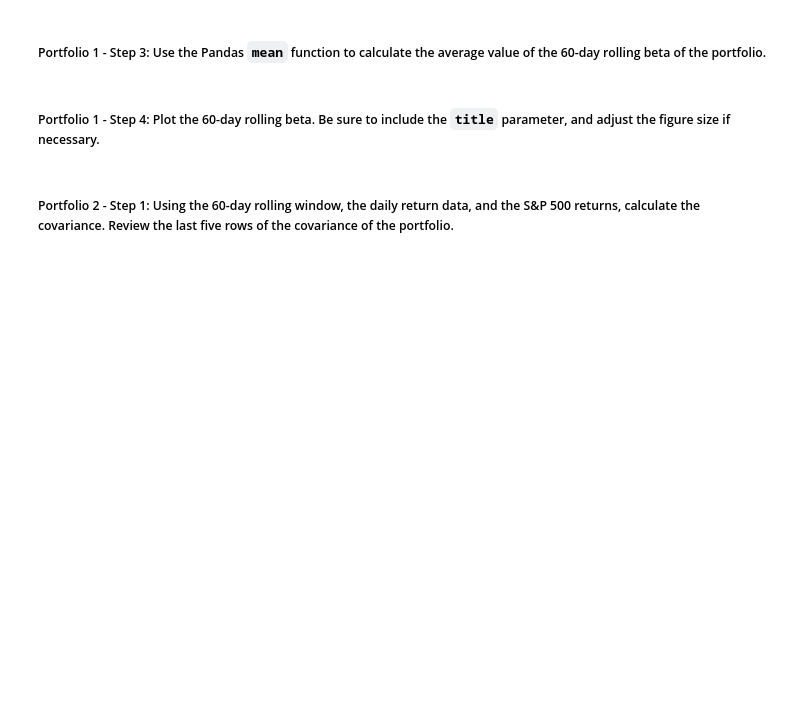
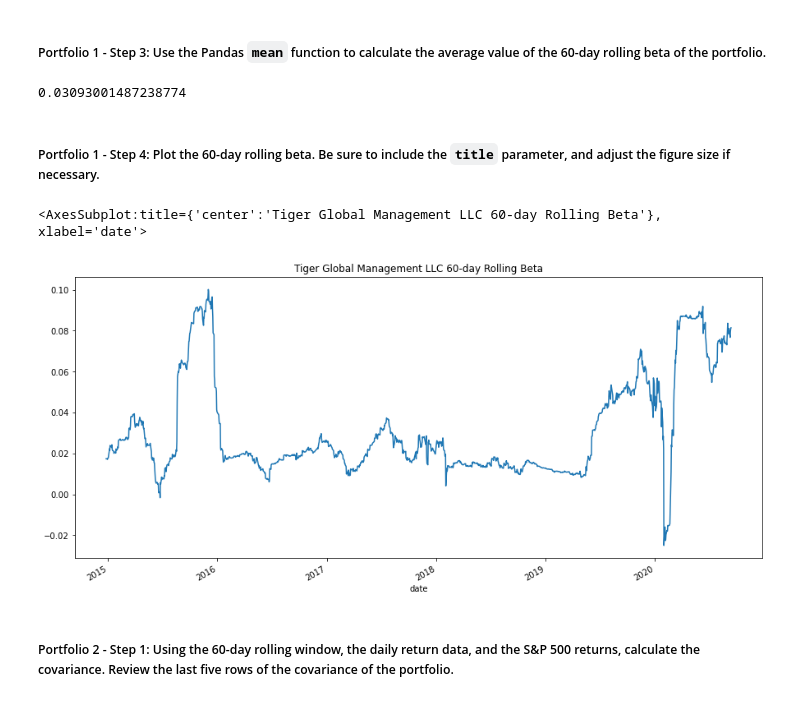
Before and after one commit to asabeti/Module_4_Challenge, a Jupyter notebook: risk_return_analysis.ipynb, the cells around one changed output. Cells and saved outputs as stored; diff of their text form; code cells hidden in the pictures; blank space fills up the shorter version.

```diff
--- a/risk_return_analysis.ipynb
+++ b/risk_return_analysis.ipynb
@@ -340,4 +360,6 @@ Your analysis is nearing completion. Now, you need to evaluate how the portfolio
 #### Use the Pandas `var` function to calculate the variance of the S&P 500 by using a 60-day rolling window. Visualize the last five rows of the variance of the S&P 500.
 # %%
 # Calculate the variance of the S&P 500 using a rolling 60-day window.
-# YOUR CODE HERE
+sp500_variance = navs_daily_returns["S&P 500"].rolling(60).var().dropna()
+
+sp500_variance.tail()
@@ -356,4 +386,6 @@ Your analysis is nearing completion. Now, you need to evaluate how the portfolio
 # %%
 # Calculate the covariance using a 60-day rolling window
 # Review the last five rows of the covariance data
-# YOUR CODE HERE
+
+tiger_covariance =  navs_daily_returns["TIGER GLOBAL MANAGEMENT LLC"].rolling(60).cov(navs_daily_returns["S&P 500"])
+tiger_covariance.dropna().tail()
@@ -362,4 +402,6 @@ Your analysis is nearing completion. Now, you need to evaluate how the portfolio
 # %%
 # Calculate the beta based on the 60-day rolling covariance compared to the market (S&P 500)
 # Review the last five rows of the beta information
-# YOUR CODE HERE
+
+tiger_beta = tiger_covariance/ sp500_variance
+tiger_beta.dropna().tail()
@@ -368,12 +418,21 @@ Your analysis is nearing completion. Now, you need to evaluate how the portfolio
 # %%
 # Calculate the average of the 60-day rolling beta
 # YOUR CODE HERE
+
+tiger_beta_avg = tiger_beta.mean()
+tiger_beta_avg
+# %% [output]
+0.03093001487238774
 # %% [markdown]
 ##### Portfolio 1 - Step 4: Plot the 60-day rolling beta. Be sure to include the `title` parameter, and adjust the figure size if necessary.
 # %%
 # Plot the rolling beta
 # Include a title parameter and adjust the figure size
-# YOUR CODE HERE
+
+tiger_beta.plot(title="Tiger Global Management LLC 60-day Rolling Beta", figsize=(15,7))
+# %% [output]
+<AxesSubplot:title={'center':'Tiger Global Management LLC 60-day Rolling Beta'}, xlabel='date'>
+[figure, added]
 # %% [markdown]
 ##### Portfolio 2 - Step 1: Using the 60-day rolling window, the daily return data, and the S&P 500 returns, calculate the covariance. Review the last five rows of the covariance of the portfolio.
 # %%
```
Also changed, not shown: parts of 15 cells of this notebook.
